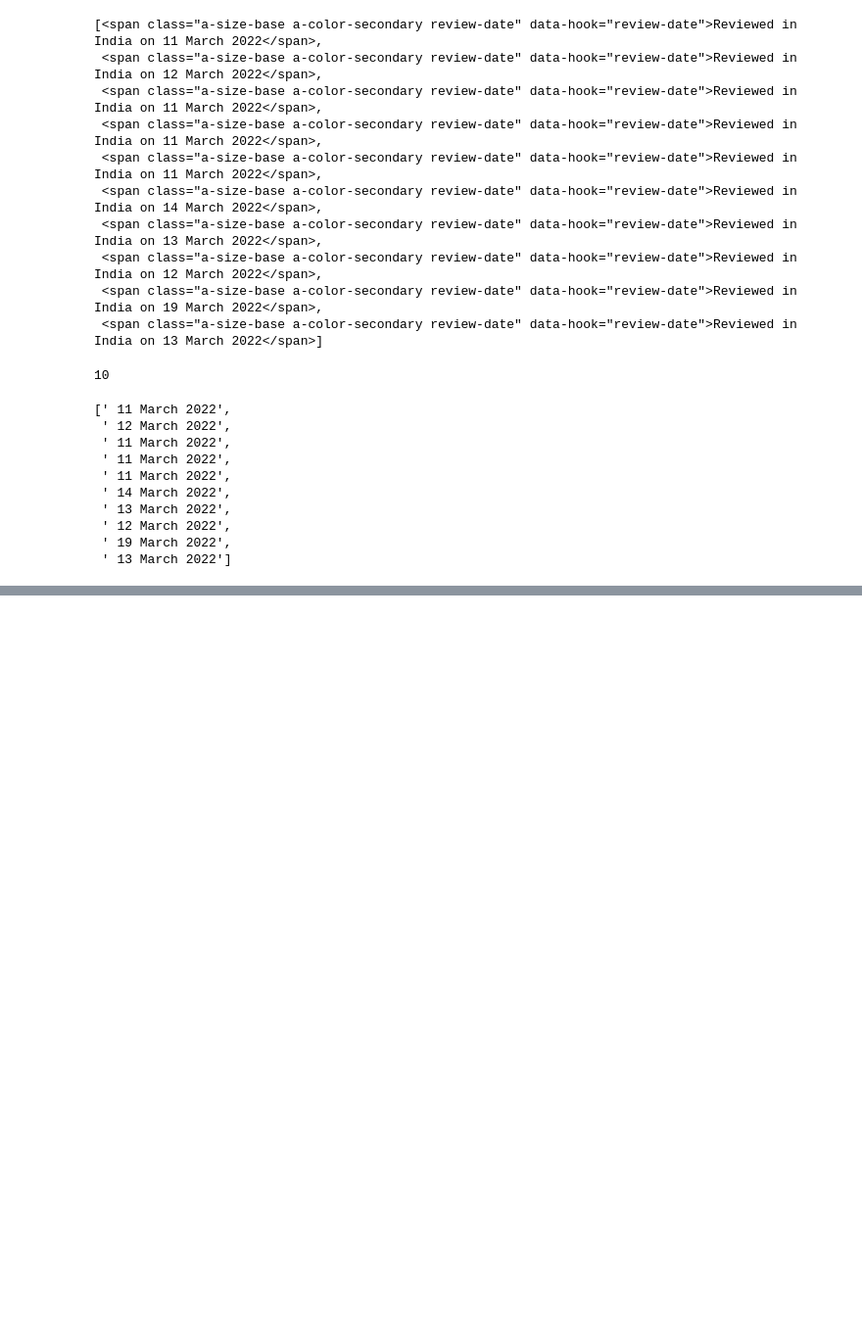
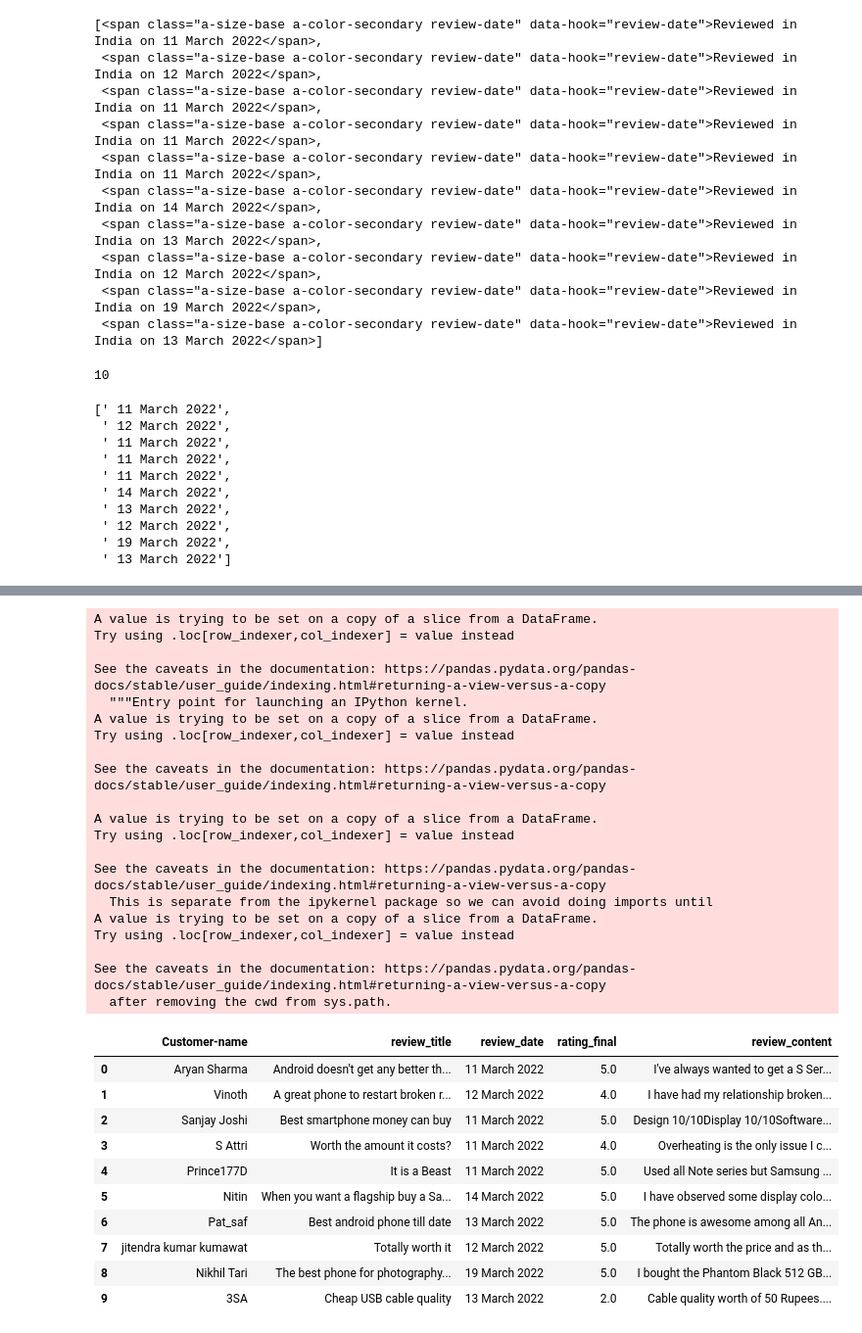
Before and after one commit to adi271001/Nastech-Internship, a Jupyter notebook: RNSIT7B.ipynb, the cells around one changed output, grey strips where cells are left out. Shown: that part at 98% size. Drawn from its saved outputs; the diff is of its cells as text; code cells hidden in the pictures; blank space fills up the shorter version.

```diff
--- a/RNSIT7B.ipynb
+++ b/RNSIT7B.ipynb
@@ -235,6 +245,6 @@ review_date
 # %%
 #assignment
 #1. review rating in stars print data
-rating = soup.find_all('span',class_='a-icon-alt')[2:]
+rating = soup.find_all('i',class_='review-rating')[2:]
 rating
 # %% [output]
@@ -255,6 +261,6 @@ rating
 # %%
-rating_final=[]
+rating_stars=[]
 for i in range(0,len(rating)):
-  rating_final.append(rating[i].get_text().replace('out of 5 stars',''))
-rating_final
+  rating_stars.append(rating[i].get_text().replace('out of 5 stars',''))
+rating_stars
 # %% [output]
@@ -275,5 +285,5 @@ rating_final
 # %%
 #2. review content
-content = soup.find_all('span',class_='a-size-base')[2:]
+content = soup.find_all('span',class_='review-text')
 content
 # %% [output]
@@ -296,0 +311,5 @@ content
+# %%
+review_content=[]
+for i in range (0,len(content)):
+  review_content.append(content[i].get_text().replace('\n',''))
+review_content
@@ -296,0 +327,39 @@ content
+# %%
+df['review_title']=review_title
+df['review_date']=review_date
+df['rating_final']=rating_stars
+df['review_content']=review_content
+df
+#add the data we found to the dataframe and make the dataset
+# %% [output]
+A value is trying to be set on a copy of a slice from a DataFrame.
+Try using .loc[row_indexer,col_indexer] = value instead
+
+See the caveats in the documentation: https://pandas.pydata.org/pandas-docs/stable/user_guide/indexing.html#returning-a-view-versus-a-copy
+  """Entry point for launching an IPython kernel.
+A value is trying to be set on a copy of a slice from a DataFrame.
+Try using .loc[row_indexer,col_indexer] = value instead
+
+See the caveats in the documentation: https://pandas.pydata.org/pandas-docs/stable/user_guide/indexing.html#returning-a-view-versus-a-copy
+
+A value is trying to be set on a copy of a slice from a DataFrame.
+Try using .loc[row_indexer,col_indexer] = value instead
+
+See the caveats in the documentation: https://pandas.pydata.org/pandas-docs/stable/user_guide/indexing.html#returning-a-view-versus-a-copy
+  This is separate from the ipykernel package so we can avoid doing imports until
+A value is trying to be set on a copy of a slice from a DataFrame.
+Try using .loc[row_indexer,col_indexer] = value instead
+
+See the caveats in the documentation: https://pandas.pydata.org/pandas-docs/stable/user_guide/indexing.html#returning-a-view-versus-a-copy
+  after removing the cwd from sys.path.
+|  | Customer-name | review_title | review_date | rating_final | review_content |
+| 0 | Aryan Sharma | Android doesn't get any better th... | 11 March 2022 | 5.0 | I've always wanted to get a S Ser... |
+| 1 | Vinoth | A great phone to restart broken r... | 12 March 2022 | 4.0 | I have had my relationship broken... |
+| 2 | Sanjay Joshi | Best smartphone money can buy | 11 March 2022 | 5.0 | Design 10/10Display 10/10Software... |
+| 3 | S Attri | Worth the amount it costs? | 11 March 2022 | 4.0 | Overheating is the only issue I c... |
+| 4 | Prince177D | It is a Beast | 11 March 2022 | 5.0 | Used all Note series but Samsung ... |
+| 5 | Nitin | When you want a flagship buy a Sa... | 14 March 2022 | 5.0 | I have observed some display colo... |
+| 6 | Pat_saf | Best android phone till date | 13 March 2022 | 5.0 | The phone is awesome among all An... |
+| 7 | jitendra kumar kumawat | Totally worth it | 12 March 2022 | 5.0 | Totally worth the price and as th... |
+| 8 | Nikhil Tari | The best phone for photography... | 19 March 2022 | 5.0 | I bought the Phantom Black 512 GB... |
+| 9 | 3SA | Cheap USB cable quality | 13 March 2022 | 2.0 | Cable quality worth of 50 Rupees.... |
```
Also changed, not shown: parts of 14 cells of this notebook.
